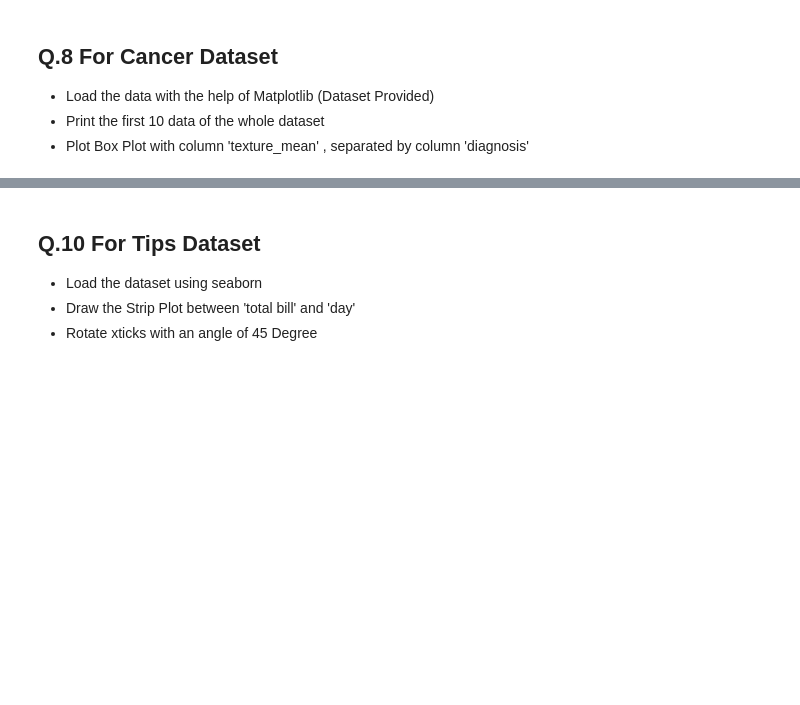
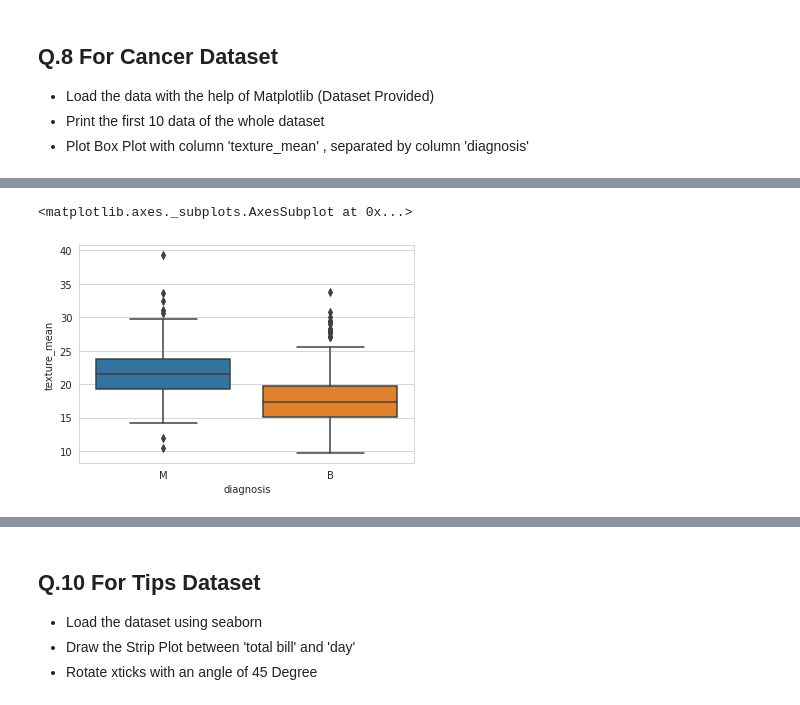
Before and after one commit to harshitgupta5/Chest-Pneumonia-Detection, a Jupyter notebook: Assignments/Data_Visualization_Assignment.ipynb, the cells around one changed output, grey strips where cells are left out. Saved outputs shown, nothing was run; the diff lists cells and outputs as text; code cells hidden in the pictures; blank space fills up the shorter version.

```diff
--- a/Assignments/Data_Visualization_Assignment.ipynb
+++ b/Assignments/Data_Visualization_Assignment.ipynb
@@ -101,3 +156,6 @@ plt.show()
 - Load the data with the help of Matplotlib (Dataset Provided)
 - Print the first 10 data of the whole dataset
 - Plot Box Plot with column 'texture_mean' , separated by column 'diagnosis'
+# %%
+cancer = pd.read_csv('Cancer.csv')
+cancer.head(10)
@@ -104,3 +174,8 @@ plt.show()
+# %%
+sns.boxplot(y = 'texture_mean', x = 'diagnosis', data=cancer)
+# %% [output]
+<matplotlib.axes._subplots.AxesSubplot at 0x...>
+[figure, added]
 # %% [markdown]
 ## Q.9
 ![image.png](attachment:image.png)
```
Also changed, not shown: parts of 13 cells of this notebook.
